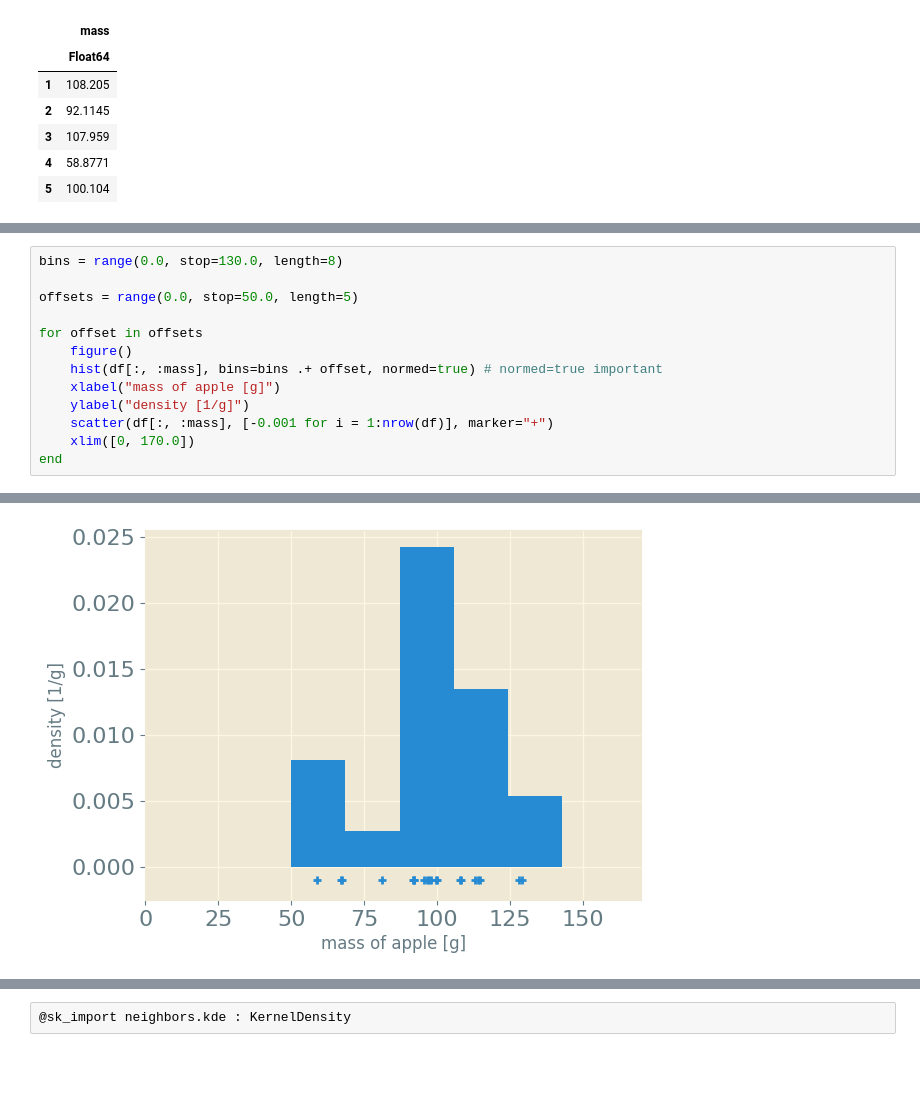
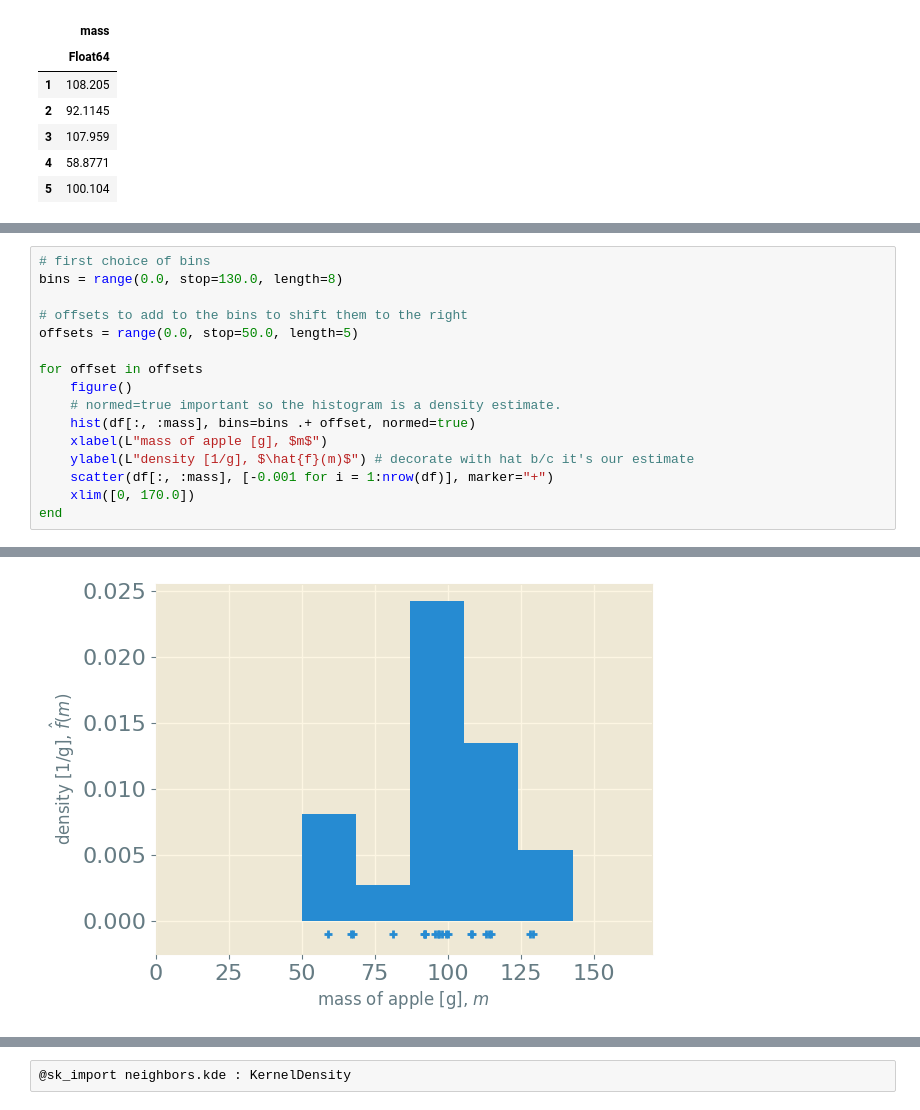
Before and after one commit to SimonEnsemble/data_science_course, a Jupyter notebook: lectures/kernel_density_estimation/kernel density estimation.ipynb, the cells around one changed output, grey strips where cells are left out. Saved outputs shown, nothing was run; the diff lists cells and outputs as text; blank space fills up the shorter version.

```diff
--- a/lectures/kernel_density_estimation/kernel density estimation.ipynb
+++ b/lectures/kernel_density_estimation/kernel density estimation.ipynb
@@ -68,13 +78,16 @@ to illustrate, consider making a histogram by partitioning the apple mass interv
 # %%
+# first choice of bins
 bins = range(0.0, stop=130.0, length=8)
 
+# offsets to add to the bins to shift them to the right
 offsets = range(0.0, stop=50.0, length=5)
 
 for offset in offsets
     figure()
-    hist(df[:, :mass], bins=bins .+ offset, normed=true) # normed=true important
-    xlabel("mass of apple [g]")
-    ylabel("density [1/g]")
+    # normed=true important so the histogram is a density estimate.
+    hist(df[:, :mass], bins=bins .+ offset, normed=true)
+    xlabel(L"mass of apple [g], $m$")
+    ylabel(L"density [1/g], $\hat{f}(m)$") # decorate with hat b/c it's our estimate
     scatter(df[:, :mass], [-0.001 for i = 1:nrow(df)], marker="+")
     xlim([0, 170.0])
 end
@@ -86,3 +99,3 @@ end
-[figure, old version]
+[figure, new version]
 # %% [markdown]
 ## kernel function
```
Also changed, not shown: parts of 35 cells of this notebook.
